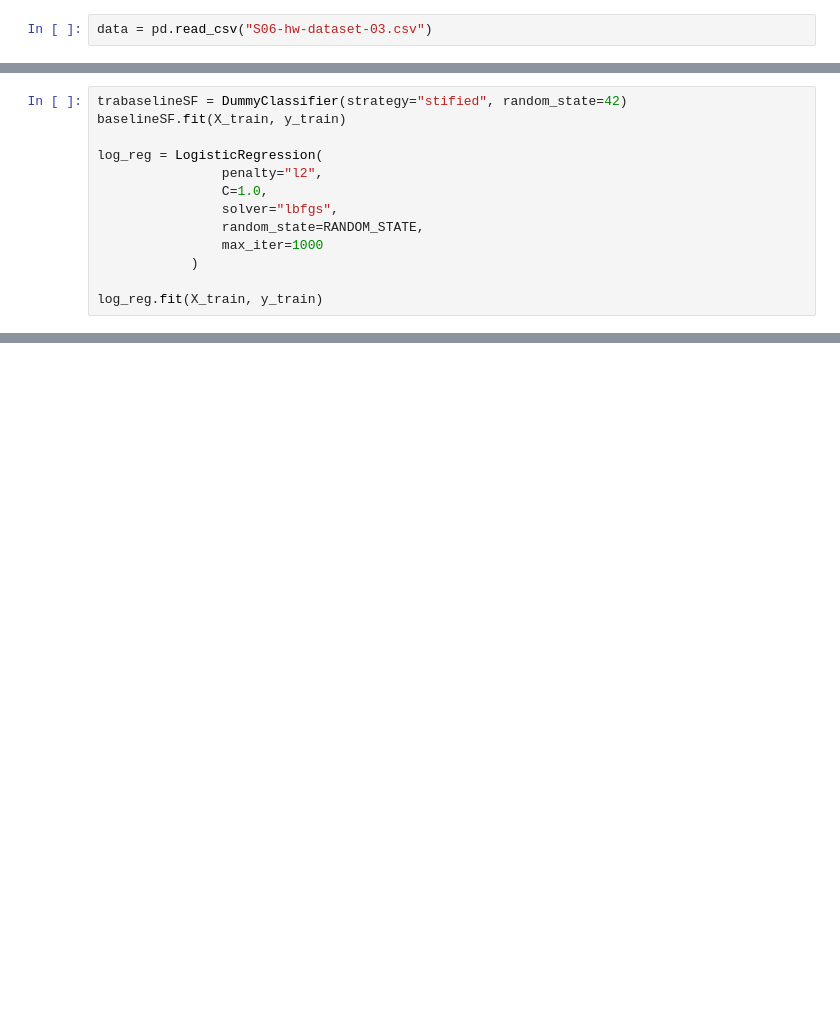
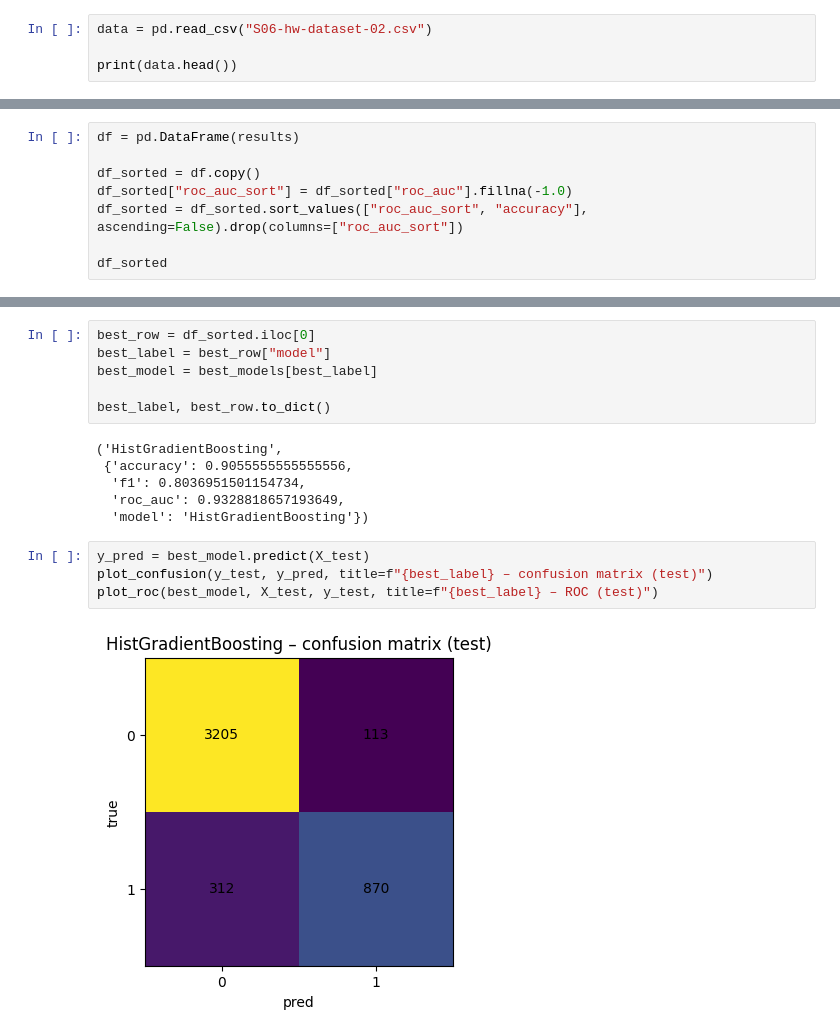
Before and after one commit to kA4errGa/AIEngineering_CoursMIREA, a Jupyter notebook: homeworks/HW06/HW06.ipynb, the cells around one changed output, grey strips where cells are left out. Drawn from its saved outputs; the diff is of its cells as text; blank space fills up the shorter version.

```diff
--- a/homeworks/HW06/HW06.ipynb
+++ b/homeworks/HW06/HW06.ipynb
@@ -41,2 +85,4 @@ np.random.seed(RANDOM_STATE)
 # %%
-data = pd.read_csv("S06-hw-dataset-03.csv")
+data = pd.read_csv("S06-hw-dataset-02.csv")
+
+print(data.head())
@@ -127,13 +165,0 @@ X_train, X_test, y_train, y_test = train_test_split(X, y, test_size=0.25, random
-# %%
-trabaselineSF = DummyClassifier(strategy="stified", random_state=42)
-baselineSF.fit(X_train, y_train)
-
-log_reg = LogisticRegression(
-                penalty="l2",
-                C=1.0,
-                solver="lbfgs",
-                random_state=RANDOM_STATE,
-                max_iter=1000
-            )
-
-log_reg.fit(X_train, y_train)
@@ -191,0 +287,8 @@ plt.show()
+# %%
+df = pd.DataFrame(results)
+
+df_sorted = df.copy()
+df_sorted["roc_auc_sort"] = df_sorted["roc_auc"].fillna(-1.0)
+df_sorted = df_sorted.sort_values(["roc_auc_sort", "accuracy"], ascending=False).drop(columns=["roc_auc_sort"])
+
+df_sorted
@@ -191,0 +314,18 @@ plt.show()
+# %%
+best_row = df_sorted.iloc[0]
+best_label = best_row["model"]
+best_model = best_models[best_label]
+
+best_label, best_row.to_dict()
+# %% [output]
+('HistGradientBoosting',
+ {'accuracy': 0.9055555555555556,
+  'f1': 0.8036951501154734,
+  'roc_auc': 0.9328818657193649,
+  'model': 'HistGradientBoosting'})
+# %%
+y_pred = best_model.predict(X_test)
+plot_confusion(y_test, y_pred, title=f"{best_label} – confusion matrix (test)")
+plot_roc(best_model, X_test, y_test, title=f"{best_label} – ROC (test)")
+# %% [output]
+[figure, added]
```
Also changed, not shown: parts of 25 cells of this notebook, 23 other files.
